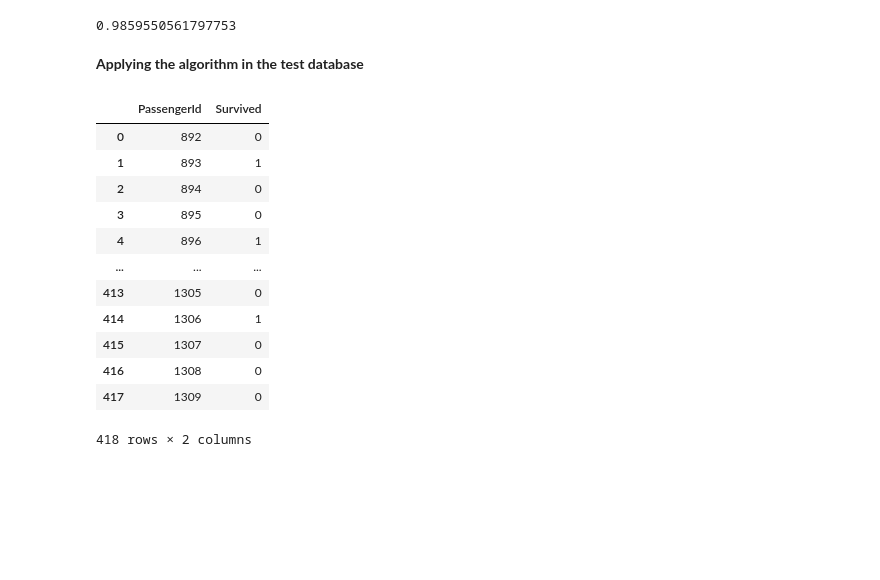
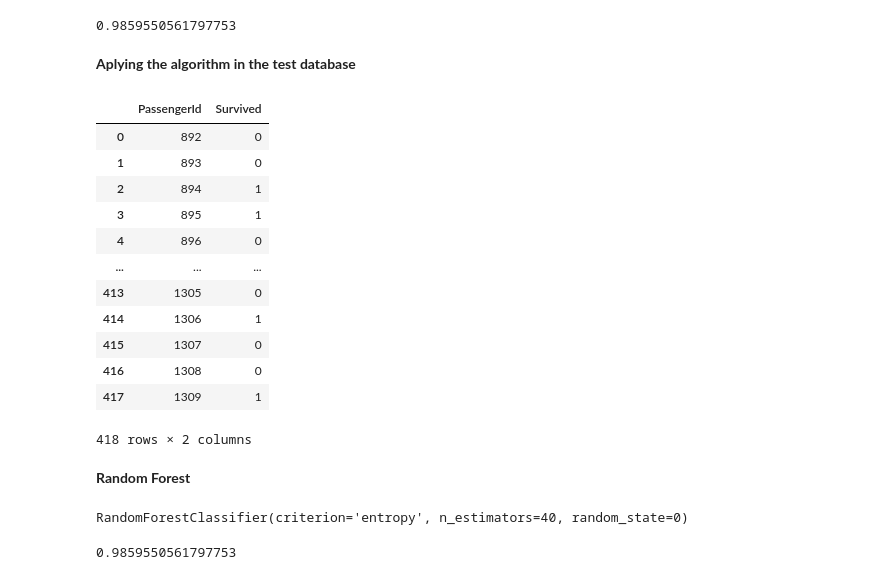
Before and after one commit to lucasherlon/Kaggle-Challenges, a Jupyter notebook: titanic/Titanic.ipynb, the cells around one changed output. Cells and saved outputs as stored; diff of their text form; code cells hidden in the pictures; blank space fills up the shorter version.

```diff
--- a/titanic/Titanic.ipynb
+++ b/titanic/Titanic.ipynb
@@ -351,25 +351,25 @@ accuracy_score(y_titanic_train, prediction_train_tree)
 # %% [output]
 0.9859550561797753
 # %% [markdown]
-**Applying the algorithm in the test database**
+**Aplying the algorithm in the test database**
 # %%
 prediction_result_tree = tree_titanic.predict(titanic_test_transformed)
 # %%
 titanic_tree_result = {'PassengerId': PassengerId, 'Survived': prediction_result_tree}
-titanic_tree_dataframe = pd.DataFrame(titanic_result )
+titanic_tree_dataframe = pd.DataFrame(titanic_tree_result )
 titanic_tree_dataframe
 # %% [output]
 |  | PassengerId | Survived |
 | 0 | 892 | 0 |
-| 1 | 893 | 1 |
-| 2 | 894 | 0 |
-| 3 | 895 | 0 |
-| 4 | 896 | 1 |
+| 1 | 893 | 0 |
+| 2 | 894 | 1 |
+| 3 | 895 | 1 |
+| 4 | 896 | 0 |
 | ... | ... | ... |
 | 413 | 1305 | 0 |
 | 414 | 1306 | 1 |
 | 415 | 1307 | 0 |
 | 416 | 1308 | 0 |
-| 417 | 1309 | 0 |
+| 417 | 1309 | 1 |
 418 rows × 2 columns
 # %%
@@ -376,0 +377,2 @@ titanic_tree_submission = titanic_dataframe.to_csv('titanic_tree_submission.csv'
+# %% [markdown]
+**Random Forest**
@@ -376,0 +381,10 @@ titanic_tree_submission = titanic_dataframe.to_csv('titanic_tree_submission.csv'
+# %%
+random_forest_titanic = RandomForestClassifier(n_estimators=40, criterion='entropy', random_state=0)
+random_forest_titanic.fit(x_titanic_train_array, y_titanic_train)
+# %% [output]
+RandomForestClassifier(criterion='entropy', n_estimators=40, random_state=0)
+# %%
+prediction_forest = random_forest_titanic.predict(x_titanic_train_array)
+accuracy_score(y_titanic_train, prediction_forest)
+# %% [output]
+0.9859550561797753
```
Also changed, not shown: parts of 42 cells of this notebook, 6 other files.
